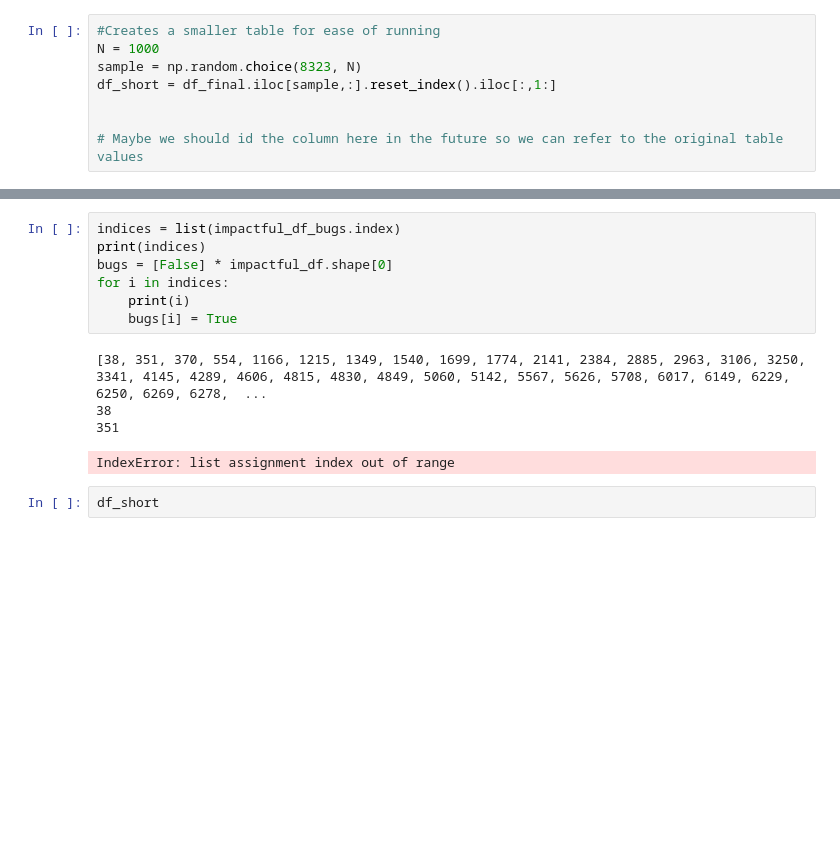
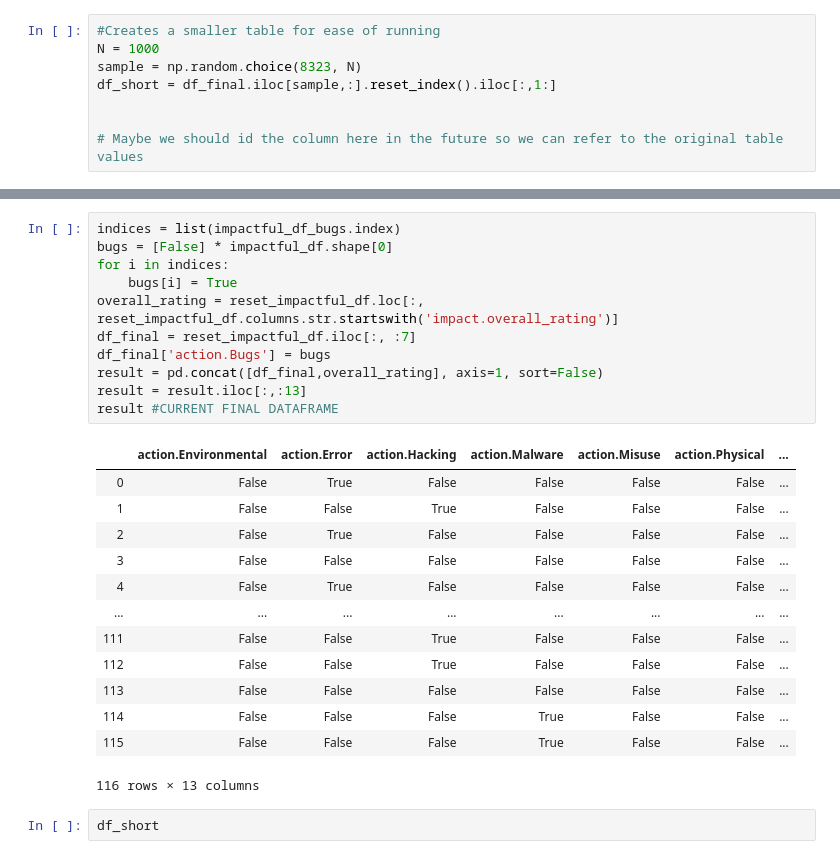
Before and after one commit to ethanpaek/CloudBleed_Project_2019, a Jupyter notebook: vcdb_parse.ipynb, the cells around one changed output, grey strips where cells are left out. Drawn from its saved outputs; the diff is of its cells as text; blank space fills up the shorter version.

```diff
--- a/vcdb_parse.ipynb
+++ b/vcdb_parse.ipynb
@@ -122,16 +123,29 @@ impactful_df_bugs
 47 rows × 2347 columns
 # %%
 indices = list(impactful_df_bugs.index)
-print(indices)
 bugs = [False] * impactful_df.shape[0]
 for i in indices:
-    print(i)
     bugs[i] = True
+overall_rating = reset_impactful_df.loc[:, reset_impactful_df.columns.str.startswith('impact.overall_rating')]
+df_final = reset_impactful_df.iloc[:, :7]
+df_final['action.Bugs'] = bugs
+result = pd.concat([df_final,overall_rating], axis=1, sort=False)
+result = result.iloc[:,:13]
+result #CURRENT FINAL DATAFRAME
 # %% [output]
+|  | action.Environmental | action.Error | action.Hacking | action.Malware | action.Misuse | action.Physical | ... |
+| 0 | False | True | False | False | False | False | ... |
+| 1 | False | False | True | False | False | False | ... |
+| 2 | False | True | False | False | False | False | ... |
+| 3 | False | False | False | False | False | False | ... |
+| 4 | False | True | False | False | False | False | ... |
+| ... | ... | ... | ... | ... | ... | ... | ... |
+| 111 | False | False | True | False | False | False | ... |
+| 112 | False | False | True | False | False | False | ... |
+| 113 | False | False | False | False | False | False | ... |
+| 114 | False | False | False | True | False | False | ... |
+| 115 | False | False | False | True | False | False | ... |
-[38, 351, 370, 554, 1166, 1215, 1349, 1540, 1699, 1774, 2141, 2384, 2885, 2963, 3106, 3250, 3341, 4145, 4289, 4606, 4815, 4830, 4849, 5060, 5142, 5567, 5626, 5708, 6017, 6149, 6229, 6250, 6269, 6278,  ...
-38
-351
+116 rows × 13 columns
-IndexError: list assignment index out of range
 # %%
 df_short
 # %% [output]
```
Also changed, not shown: parts of 1 cell of this notebook.
